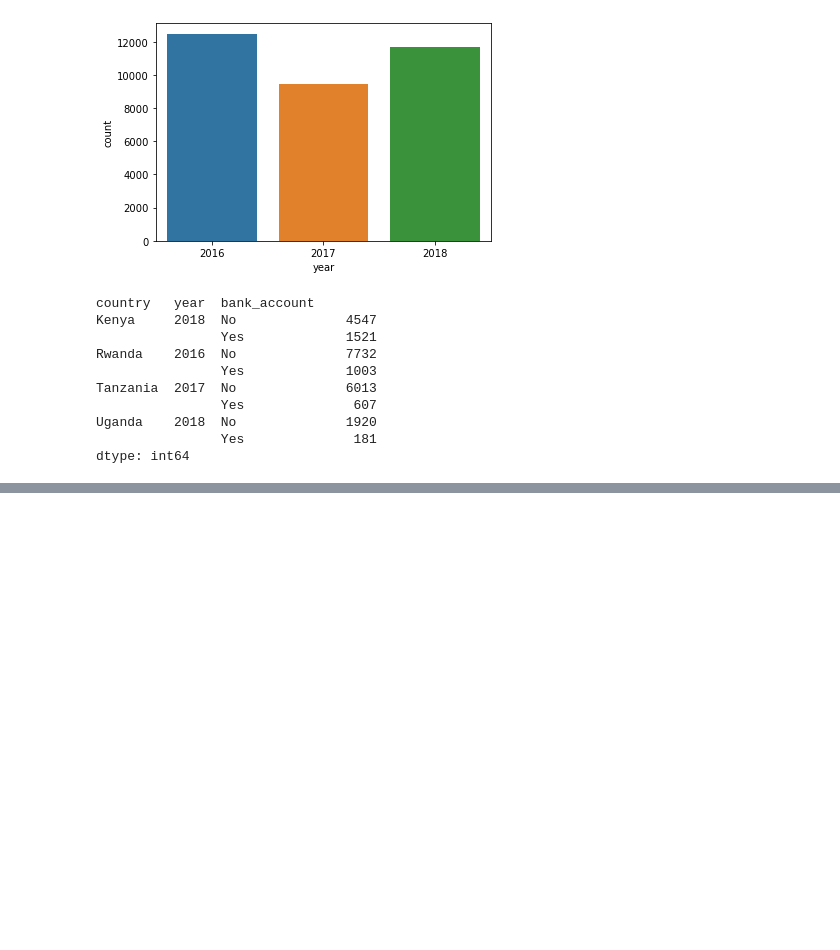
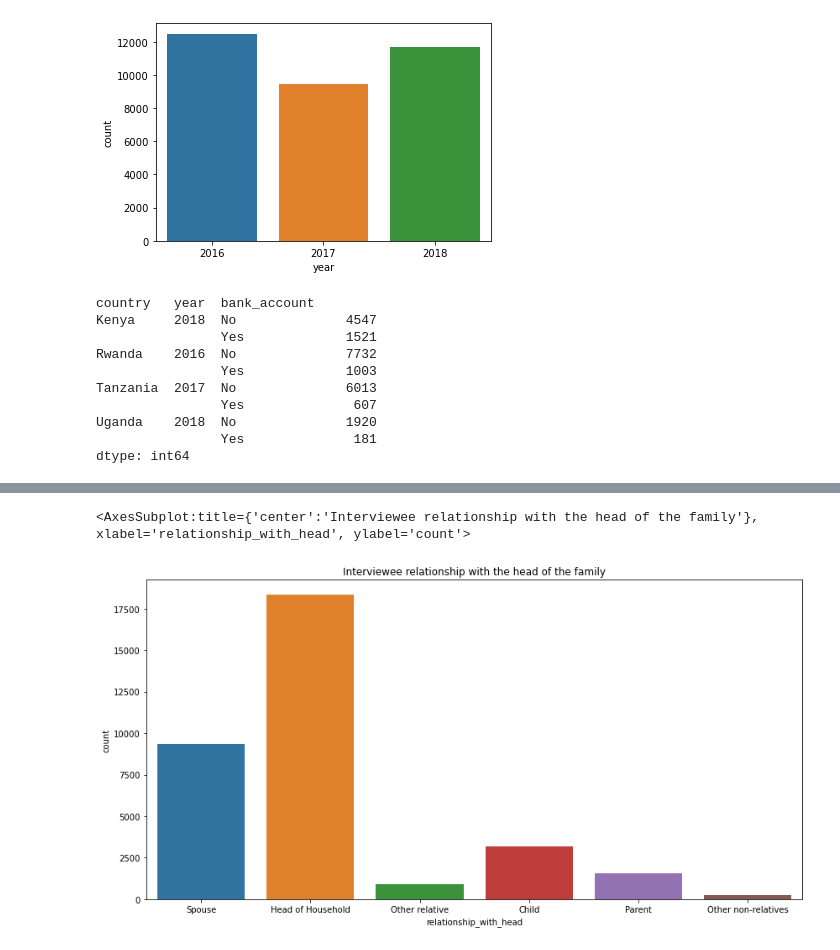
Before and after one commit to stevejj4/Financial-Inclusion-In-Afrika, a Jupyter notebook: processing.ipynb, the cells around one changed output, grey strips where cells are left out. Cells and saved outputs as stored; diff of their text form; code cells hidden in the pictures; blank space fills up the shorter version.

```diff
--- a/processing.ipynb
+++ b/processing.ipynb
@@ -186,0 +227,7 @@ dtype: int64
+# %%
+plt.figure(figsize=(14,7))
+plt.title('Interviewee relationship with the head of the family')
+sns.countplot(data=datasets, x='relationship_with_head')
+# %% [output]
+<AxesSubplot:title={'center':'Interviewee relationship with the head of the family'}, xlabel='relationship_with_head', ylabel='count'>
+[figure, added]
```
Also changed, not shown: parts of 8 cells of this notebook.
